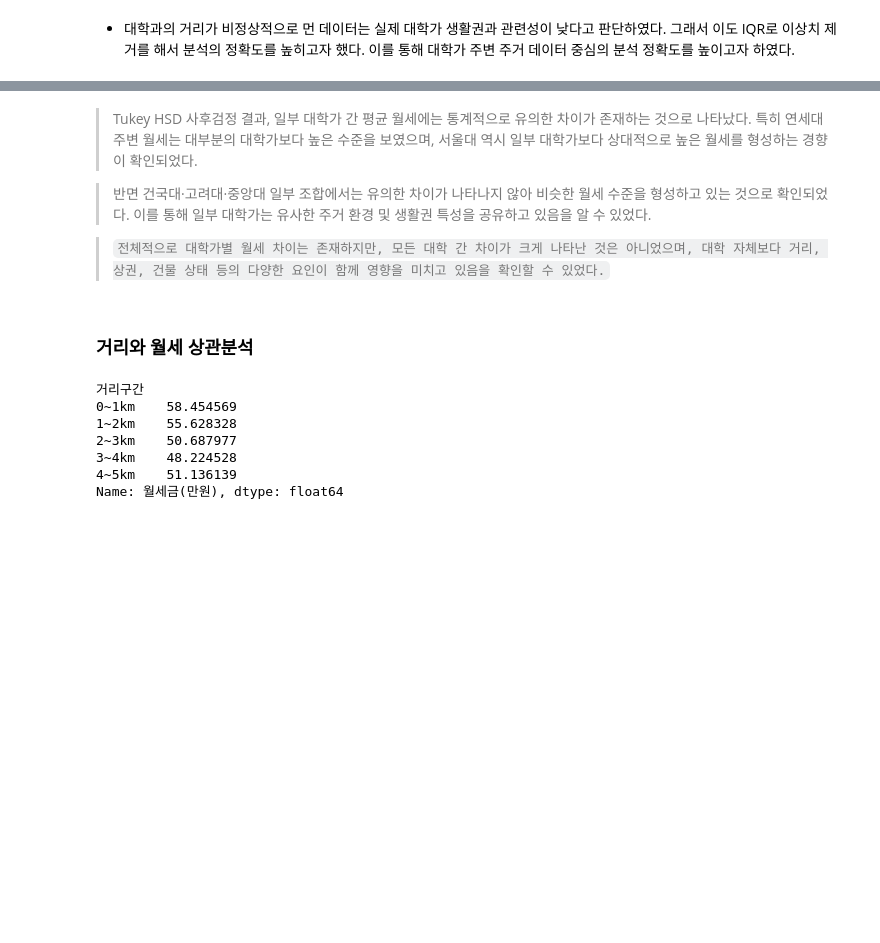
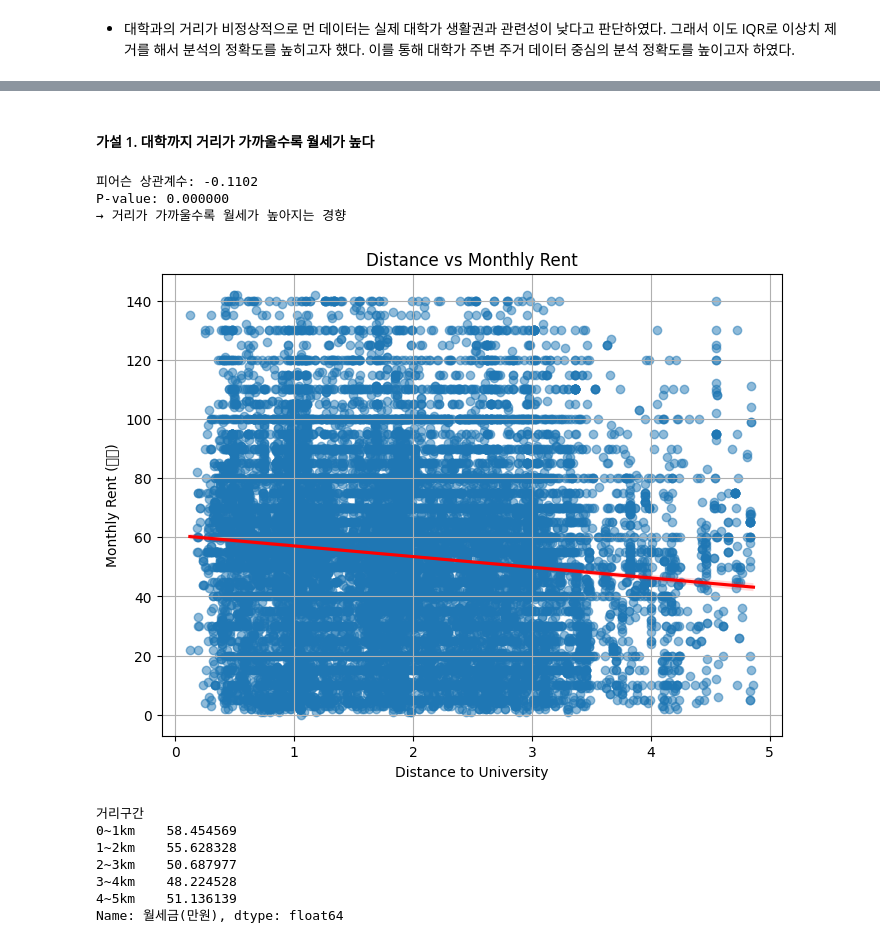
Before and after one commit to dbwofla11/campus-rent-analysis, a Jupyter notebook: 빅데이터분석_프로젝트.ipynb, the cells around one changed output, grey strips where cells are left out. Drawn from its saved outputs; the diff is of its cells as text; code cells hidden in the pictures; blank space fills up the shorter version.

```diff
--- a/빅데이터분석_프로젝트.ipynb
+++ b/빅데이터분석_프로젝트.ipynb
@@ -1282,11 +1213,69 @@ group1 group2 meandiff p-adj   lower   upper  reject
-# %% [markdown]
-> Tukey HSD 사후검정 결과, 일부 대학가 간 평균 월세에는 통계적으로 유의한 차이가 존재하는 것으로 나타났다. 특히 연세대 주변 월세는 대부분의 대학가보다 높은 수준을 보였으며, 서울대 역시 일부 대학가보다 상대적으로 높은 월세를 형성하는 경향이 확인되었다.
-
-> 반면 건국대·고려대·중앙대 일부 조합에서는 유의한 차이가 나타나지 않아 비슷한 월세 수준을 형성하고 있는 것으로 확인되었다. 이를 통해 일부 대학가는 유사한 주거 환경 및 생활권 특성을 공유하고 있음을 알 수 있었다.
-
-> `전체적으로 대학가별 월세 차이는 존재하지만, 모든 대학 간 차이가 크게 나타난 것은 아니었으며, 대학 자체보다 거리, 상권, 건물 상태 등의 다양한 요인이 함께 영향을 미치고 있음을 확인할 수 있었다.`
-# %% [markdown]
-### 거리와 월세 상관분석
+# %% [markdown]
+#### 가설 1. 대학까지 거리가 가까울수록 월세가 높다
+# %%
+import pandas as pd
+from scipy.stats import pearsonr
+import seaborn as sns
+import matplotlib.pyplot as plt
+
+# 필요한 컬럼 선택
+df_corr = df[['대학거리(km)', '월세금(만원)']].copy()
+
+# 결측치 제거
+df_corr = df_corr.dropna()
+
+# 숫자형 변환
+df_corr['대학거리(km)'] = pd.to_numeric(df_corr['대학거리(km)'], errors='coerce')
+df_corr['월세금(만원)'] = pd.to_numeric(df_corr['월세금(만원)'], errors='coerce')
+
+# 다시 결측 제거
+df_corr = df_corr.dropna()
+
+# =========================
+# Pearson 상관분석
+# =========================
+corr, p_value = pearsonr(
+    df_corr['대학거리(km)'],
+    df_corr['월세금(만원)']
+)
+
+print(f"피어슨 상관계수: {corr:.4f}")
+print(f"P-value: {p_value:.6f}")
+
+# =========================
+# 방향성 해석
+# =========================
+if corr < 0:
+    print("→ 거리가 가까울수록 월세가 높아지는 경향")
+elif corr > 0:
+    print("→ 거리가 멀수록 월세가 높아지는 경향")
+else:
+    print("→ 선형 관계가 거의 없음")
+
+# =========================
+# 시각화
+# =========================
+plt.figure(figsize=(8,6))
+
+sns.regplot(
+    data=df_corr,
+    x='대학거리(km)',
+    y='월세금(만원)',
+    scatter_kws={'alpha':0.5},
+    line_kws={'color':'red'}   # 회귀선 빨간색
+)
+
+plt.title('Distance vs Monthly Rent')
+plt.xlabel('Distance to University')
+plt.ylabel('Monthly Rent (만원)')
+plt.grid(True)
+
+plt.show()
+# %% [output]
+피어슨 상관계수: -0.1102
+P-value: 0.000000
+→ 거리가 가까울수록 월세가 높아지는 경향
+[figure, added]
 # %%
 df["거리구간"] = pd.cut(
     df["대학거리(km)"],
```
Also changed, not shown: parts of 21 cells of this notebook.
